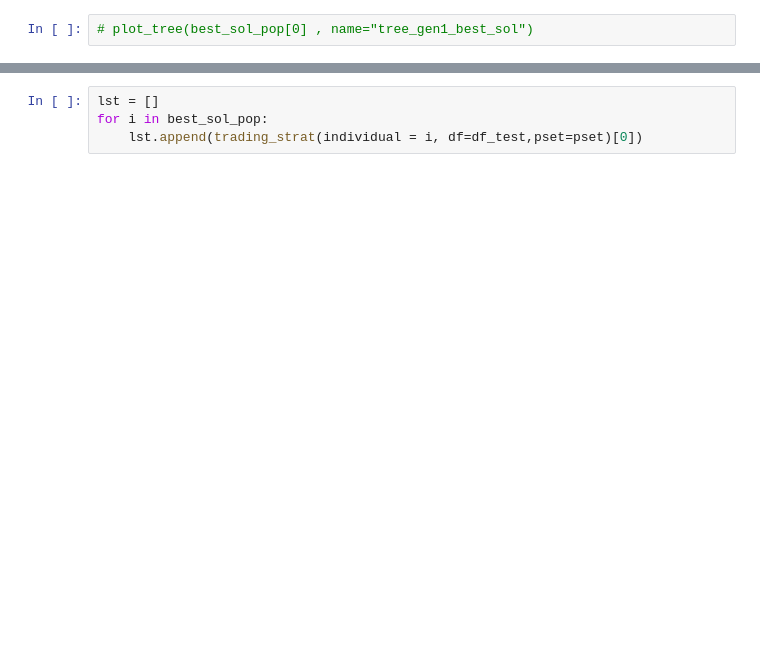
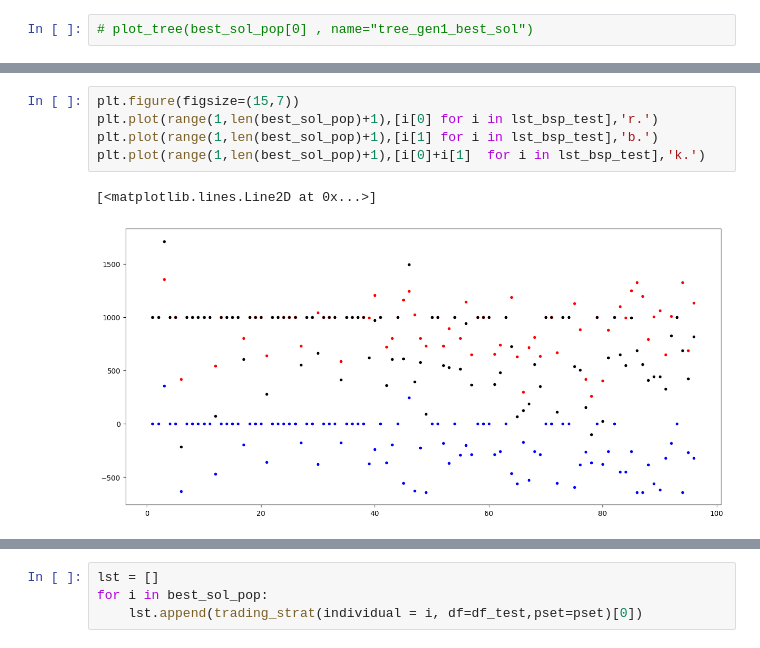
Before and after one commit to KhanNot/GP_trading_strategies, a Jupyter notebook: read_results.ipynb, the cells around one changed output, grey strips where cells are left out. Saved outputs shown, nothing was run; the diff lists cells and outputs as text; blank space fills up the shorter version.

```diff
--- a/read_results.ipynb
+++ b/read_results.ipynb
@@ -205,0 +213,8 @@ plt.plot(x,max_lst)
+# %%
+plt.figure(figsize=(15,7))
+plt.plot(range(1,len(best_sol_pop)+1),[i[0] for i in lst_bsp_test],'r.')
+plt.plot(range(1,len(best_sol_pop)+1),[i[1] for i in lst_bsp_test],'b.')
+plt.plot(range(1,len(best_sol_pop)+1),[i[0]+i[1]  for i in lst_bsp_test],'k.')
+# %% [output]
+[<matplotlib.lines.Line2D at 0x...>]
+[figure, added]
```
Also changed, not shown: parts of 31 cells of this notebook, 1 other file.
